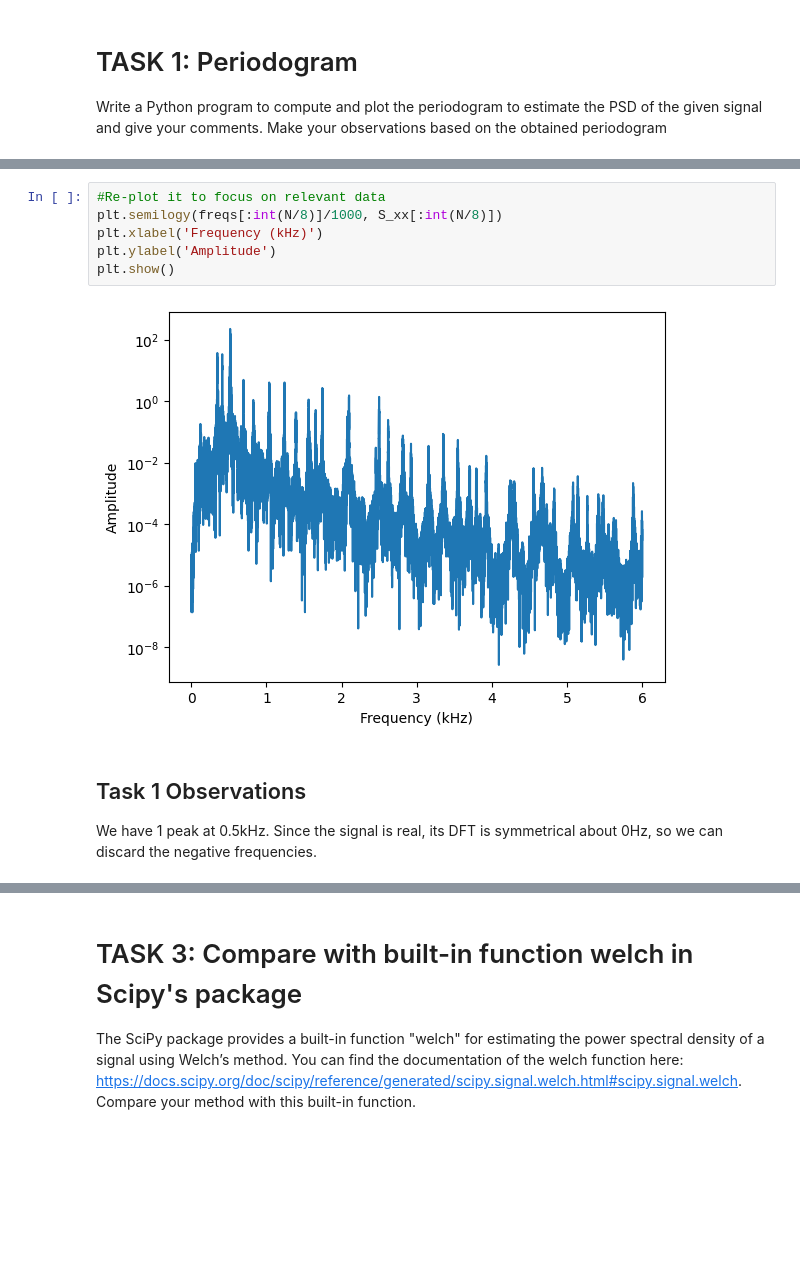
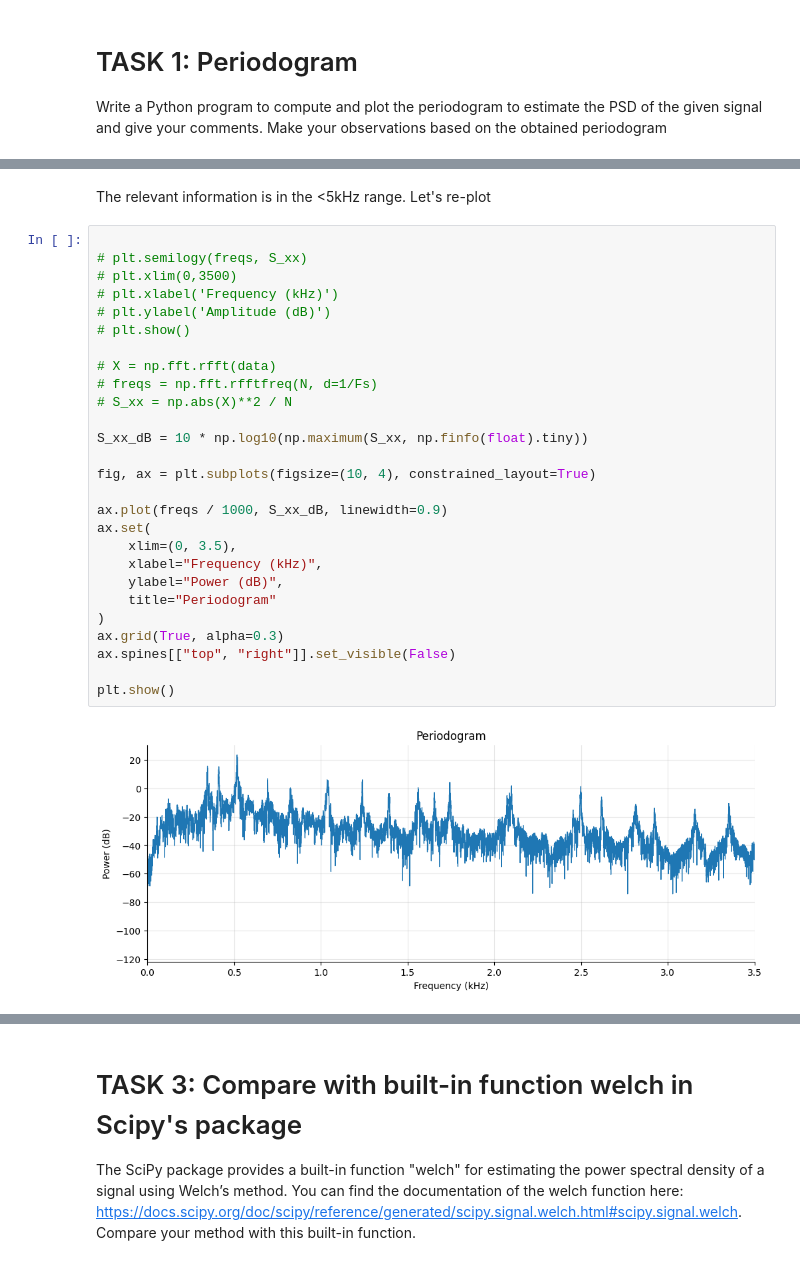
Before and after one commit to ruadhanmacgiollaphadraig-ucd/ASP_Assignment1, a Jupyter notebook: Assignment1.ipynb, the cells around one changed output, grey strips where cells are left out. Cells and saved outputs as stored; diff of their text form; blank space fills up the shorter version.

```diff
--- a/Assignment1.ipynb
+++ b/Assignment1.ipynb
@@ -48,12 +73,32 @@ plt.show()
-# %%
-#Re-plot it to focus on relevant data
-plt.semilogy(freqs[:int(N/8)]/1000, S_xx[:int(N/8)])
-plt.xlabel('Frequency (kHz)')
-plt.ylabel('Amplitude')
-plt.show()
-# %% [output]
-[figure, removed]
-# %% [markdown]
-## Task 1 Observations
-We have 1 peak at 0.5kHz.
-Since the signal is real, its DFT is symmetrical about 0Hz, so we can discard the negative frequencies.
+# %% [markdown]
+The relevant information is in the <5kHz range.
+Let's re-plot
+# %%
+
+# plt.semilogy(freqs, S_xx)
+# plt.xlim(0,3500)
+# plt.xlabel('Frequency (kHz)')
+# plt.ylabel('Amplitude (dB)')
+# plt.show()
+
+# X = np.fft.rfft(data)
+# freqs = np.fft.rfftfreq(N, d=1/Fs)
+# S_xx = np.abs(X)**2 / N
+
+S_xx_dB = 10 * np.log10(np.maximum(S_xx, np.finfo(float).tiny))
+
+fig, ax = plt.subplots(figsize=(10, 4), constrained_layout=True)
+
+ax.plot(freqs / 1000, S_xx_dB, linewidth=0.9)
+ax.set(
+    xlim=(0, 3.5),
+    xlabel="Frequency (kHz)",
+    ylabel="Power (dB)",
+    title="Periodogram"
+)
+ax.grid(True, alpha=0.3)
+ax.spines[["top", "right"]].set_visible(False)
+
+plt.show()
+# %% [output]
+[figure, added]
```
Also changed, not shown: parts of 14 cells of this notebook.
